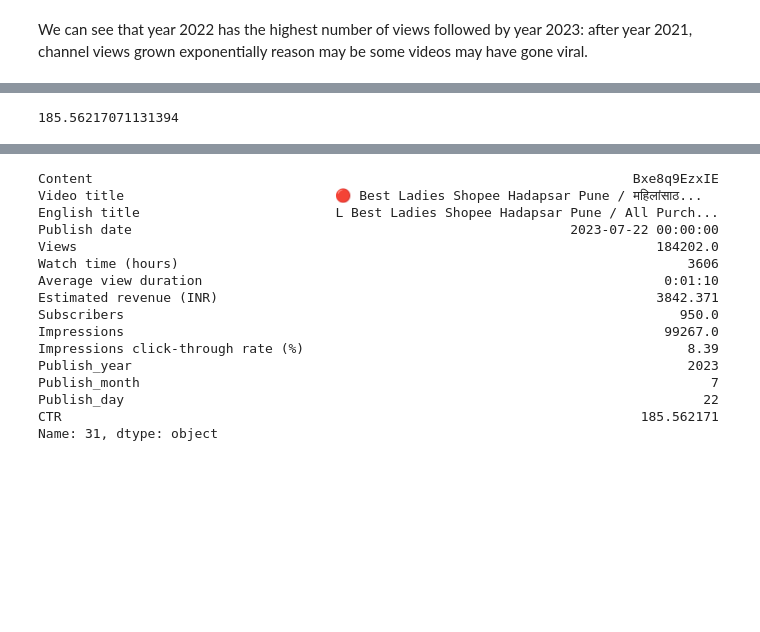
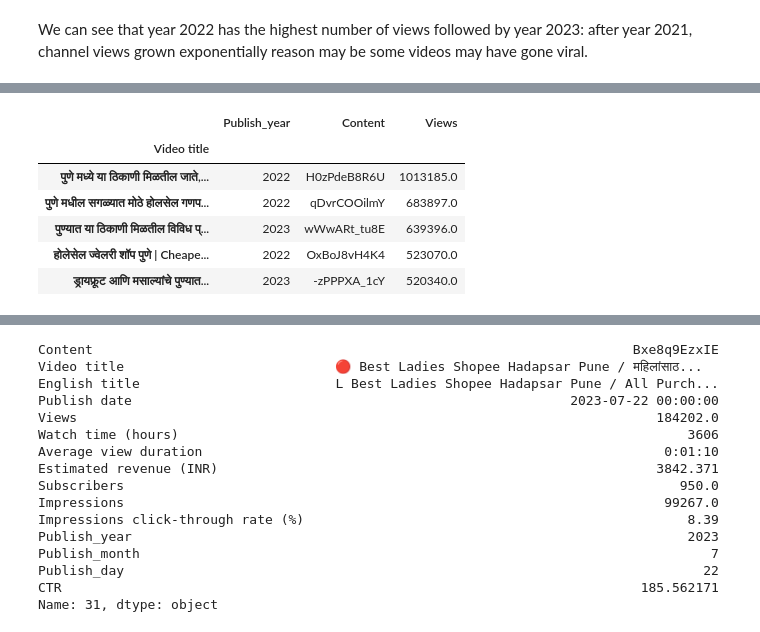
Before and after one commit to adityapatil4141/YouTube-channel-analytics, a Jupyter notebook: YouTube_analysis.ipynb, the cells around one changed output, grey strips where cells are left out. Drawn from its saved outputs; the diff is of its cells as text; code cells hidden in the pictures; blank space fills up the shorter version.

```diff
--- a/YouTube_analysis.ipynb
+++ b/YouTube_analysis.ipynb
@@ -248 +225,14 @@ df.head()
+# %%
+# Videos which led to channels instant growth:
+
+viral_video = df.groupby(['Video title','Publish_year','Content'])['Views'].sum().sort_values(ascending=False).reset_index().set_index('Video title').head()
+viral_video
+# %% [output]
+|  | Publish_year | Content | Views |
+| Video title |  |  |  |
+| पुणे मध्ये या ठिकाणी मिळतील जाते,... | 2022 | H0zPdeB8R6U | 1013185.0 |
+| पुणे मधील सगळ्यात मोठे होलसेल गणप... | 2022 | qDvrCOOilmY | 683897.0 |
+| पुण्यात या ठिकाणी मिळतील विविध प्... | 2023 | wWwARt_tu8E | 639396.0 |
+| होलेसेल ज्वेलरी शॉप पुणे | Cheape... | 2022 | OxBoJ8vH4K4 | 523070.0 |
+| ड्रायफ्रूट आणि मसाल्यांचे पुण्यात... | 2023 | -zPPPXA_1cY | 520340.0 |
 # %%
@@ -249,5 +241 @@ df.head()
 df['CTR'] = df['Views']/df['Impressions'] *100
-# %%
-df['CTR'].max()
-# %% [output]
-185.56217071131394
```
Also changed, not shown: parts of 83 cells of this notebook.
